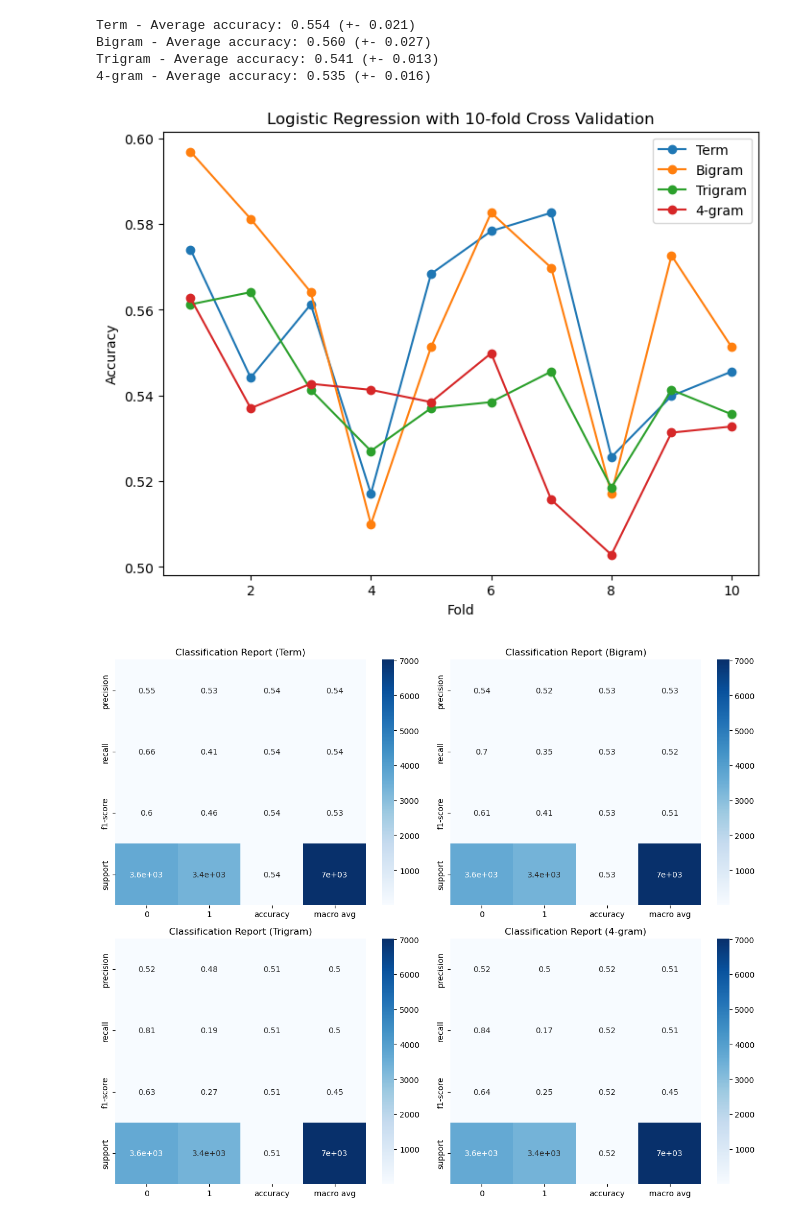
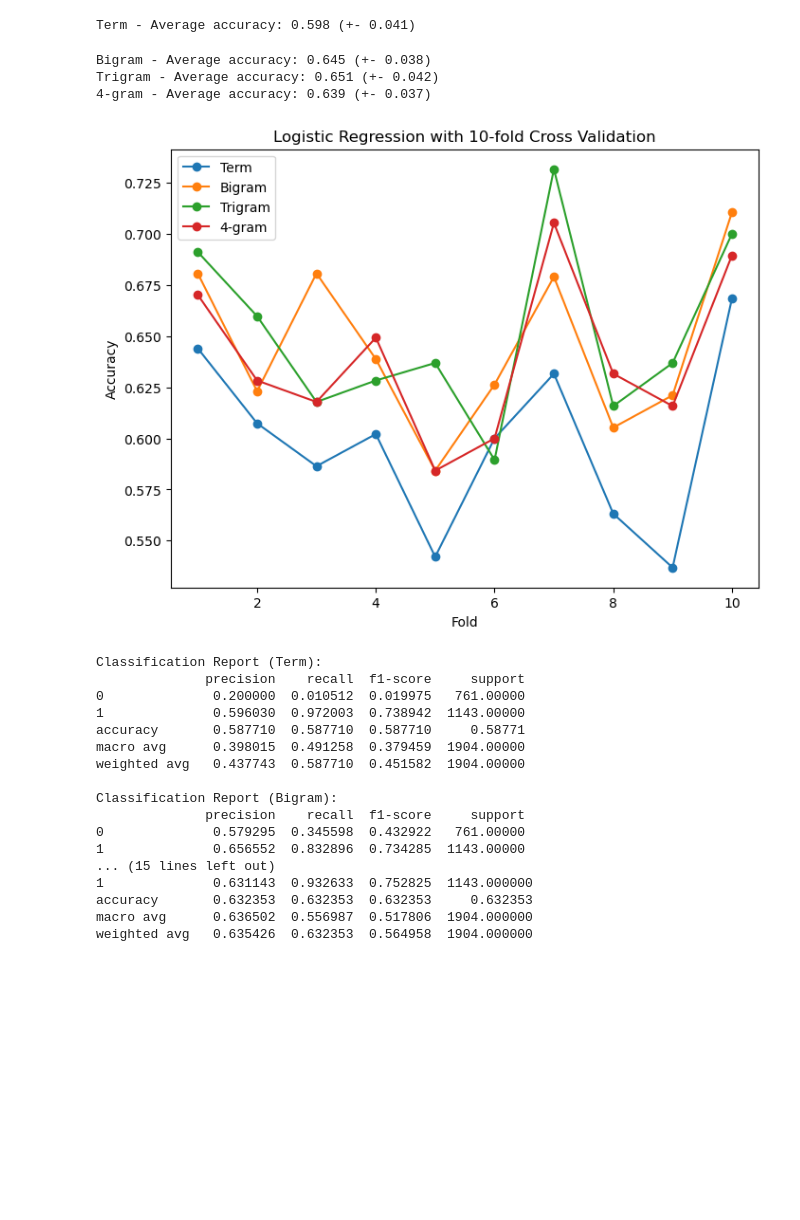
Before and after one commit to Matin-M/DTM-Predictor, a Jupyter notebook: Classifiers/logistic_regression_Amazon.ipynb, the cells around one changed output. Cells and saved outputs as stored; diff of their text form; code cells hidden in the pictures; blank space fills up the shorter version.

Commit message:
Re-did classification reports

```diff
--- a/Classifiers/logistic_regression_Amazon.ipynb
+++ b/Classifiers/logistic_regression_Amazon.ipynb
@@ -3,10 +3,10 @@ import numpy as np
 import pandas as pd
 
 # Import the datasets
-amazon_term_training = pd.read_csv('https://raw.githubusercontent.com/Matin-M/StockDirectionPrediction/main/Data/DTM/Amazon-Term_reduced.csv')
-amazon_2gram_training = pd.read_csv('https://raw.githubusercontent.com/Matin-M/StockDirectionPrediction/main/Data/DTM/Amazon-Bigram_reduced.csv')
-amazon_3gram_training = pd.read_csv('https://raw.githubusercontent.com/Matin-M/StockDirectionPrediction/main/Data/DTM/Amazon-Trigram_reduced.csv')
-amazon_4gram_training = pd.read_csv('https://raw.githubusercontent.com/Matin-M/StockDirectionPrediction/main/Data/DTM/Amazon-4-gram_reduced.csv')
+amazon_term_training = pd.read_csv('https://raw.githubusercontent.com/Matin-M/StockDirectionPrediction/main/Data/TrainingData_New/Amazon-Term_reduced.csv')
+amazon_2gram_training = pd.read_csv('https://raw.githubusercontent.com/Matin-M/StockDirectionPrediction/main/Data/TrainingData_New/Amazon-Bigram_reduced.csv')
+amazon_3gram_training = pd.read_csv('https://raw.githubusercontent.com/Matin-M/StockDirectionPrediction/main/Data/TrainingData_New/Amazon-Trigram_reduced.csv')
+amazon_4gram_training = pd.read_csv('https://raw.githubusercontent.com/Matin-M/StockDirectionPrediction/main/Data/TrainingData_New/Amazon-4-gram_reduced.csv')
 # %%
 # Term training data and labels
 X_train_term = amazon_term_training.iloc[:, :-1].values
@@ -31,6 +31,10 @@ import seaborn as sns
 from sklearn.linear_model import LogisticRegression
 from sklearn.model_selection import KFold, cross_val_score, cross_val_predict
 from sklearn.metrics import classification_report
+
+# Adjust pandas display options
+pd.options.display.max_columns = None
+pd.options.display.width = None
 
 def evaluate_model(n_gram, X_train, y_train, ax):
     model = LogisticRegression(solver='saga', max_iter=3000)
@@ -38,47 +42,56 @@ def evaluate_model(n_gram, X_train, y_train, ax):
     print(f'{n_gram} - Average accuracy: %.3f (+- %.3f)' % (np.mean(scores), np.std(scores)))
 
     ax.plot(range(1, k+1), scores, '-o', label=n_gram)
 
     y_pred = cross_val_predict(model, X_train, y_train, cv=k)
     report = classification_report(y_train, y_pred, output_dict=True)
     report_df = pd.DataFrame(report).transpose()
 
     return report_df
 
 k = 10
 cv = KFold(n_splits=k, random_state=42, shuffle=True)
 fig, ax = plt.subplots(figsize=(8, 6))
 
 n_grams = ['Term', 'Bigram', 'Trigram', '4-gram']
 X_train_list = [X_train_term, X_train_2gram, X_train_3gram, X_train_4gram]
 y_train_list = [y_train_term, y_train_2gram, y_train_3gram, y_train_4gram]
 
 reports = []
 for n_gram, X_train, y_train in zip(n_grams, X_train_list, y_train_list):
     report_df = evaluate_model(n_gram, X_train, y_train, ax)
     reports.append(report_df)
 
 ax.set_xlabel('Fold')
 ax.set_ylabel('Accuracy')
 ax.set_title(f'Logistic Regression with {k}-fold Cross Validation')
 ax.legend()
 plt.show()
 
-# Visualize classification reports
-fig, axes = plt.subplots(2, 2, figsize=(12, 10))
-axes = axes.flatten()
-
-for i, (n_gram, report_df) in enumerate(zip(n_grams, reports)):
-    ax = axes[i]
-    sns.heatmap(report_df.iloc[:-1, :].T, annot=True, cmap='Blues', ax=ax)
-    ax.set_title(f'Classification Report ({n_gram})')
-
-plt.tight_layout()
-plt.show()
+# Print classification reports
+for n_gram, report_df in zip(n_grams, reports):
+    print(f'\nClassification Report ({n_gram}):')
+    print(report_df)
 # %% [output]
-Term - Average accuracy: 0.554 (+- 0.021)
-Bigram - Average accuracy: 0.560 (+- 0.027)
-Trigram - Average accuracy: 0.541 (+- 0.013)
-4-gram - Average accuracy: 0.535 (+- 0.016)
+Term - Average accuracy: 0.598 (+- 0.041)
+Bigram - Average accuracy: 0.645 (+- 0.038)
+Trigram - Average accuracy: 0.651 (+- 0.042)
+4-gram - Average accuracy: 0.639 (+- 0.037)
-[figure, old version]
+[figure, new version]
-[figure, removed]
+Classification Report (Term):
+              precision    recall  f1-score     support
+0              0.200000  0.010512  0.019975   761.00000
+1              0.596030  0.972003  0.738942  1143.00000
+accuracy       0.587710  0.587710  0.587710     0.58771
+macro avg      0.398015  0.491258  0.379459  1904.00000
+weighted avg   0.437743  0.587710  0.451582  1904.00000
+
+Classification Report (Bigram):
+              precision    recall  f1-score     support
+0              0.579295  0.345598  0.432922   761.00000
+1              0.656552  0.832896  0.734285  1143.00000
+... (15 lines left out)
+1              0.631143  0.932633  0.752825  1143.000000
+accuracy       0.632353  0.632353  0.632353     0.632353
+macro avg      0.636502  0.556987  0.517806  1904.000000
+weighted avg   0.635426  0.632353  0.564958  1904.000000
```
Also changed, not shown: 1 other file.
